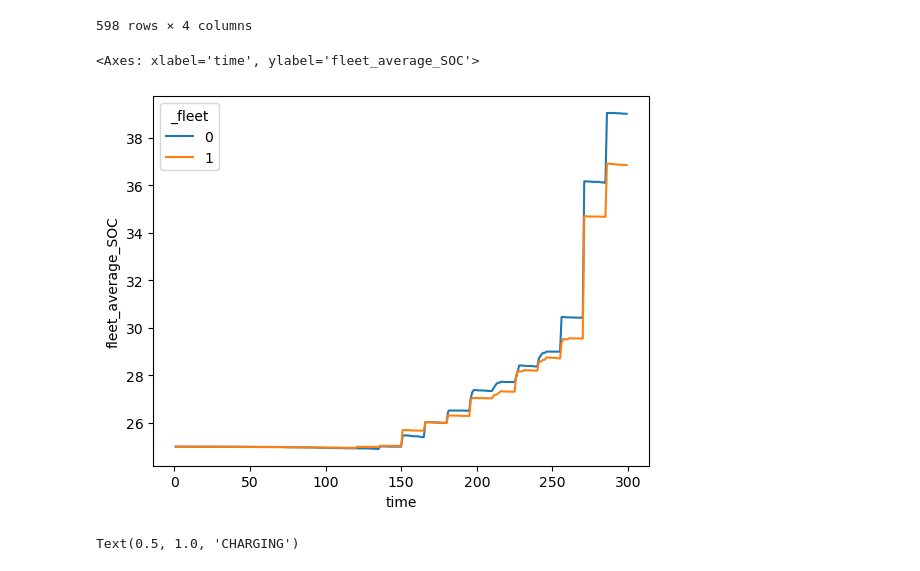
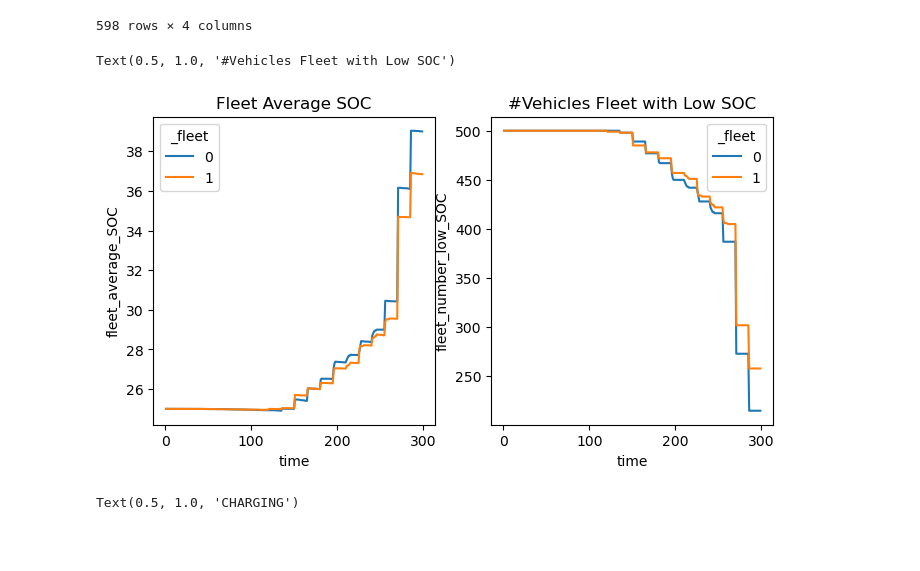
Before and after one commit to IS3UniCologne/urban-mobility-simulation, a Jupyter notebook: resources/scripts/simulation_analysis/shared_charging.ipynb, the cells around one changed output. Saved outputs shown, nothing was run; the diff lists cells and outputs as text; code cells hidden in the pictures; blank space fills up the shorter version.

Commit message:
add charging station tracking

```diff
--- a/resources/scripts/simulation_analysis/shared_charging.ipynb
+++ b/resources/scripts/simulation_analysis/shared_charging.ipynb
@@ -54,8 +52,19 @@ vehicle_tracking['fleet_average_SOC'] = vehicle_tracking['_current_state_of_char
-# %%
-sns.lineplot(data=vehicle_tracking, x='time', y='fleet_average_SOC', hue='_fleet')
-# %% [output]
-<Axes: xlabel='time', ylabel='fleet_average_SOC'>
-[figure, removed]
+# %%
+RECHARGE_THRESHOLD = 40 # ATTENTION: This is an approximation, we use dynamic ones per base region
+
+vehicle_tracking['fleet_average_SOC'] = vehicle_tracking['_current_state_of_charge'].apply(lambda x: np.mean(eval(x)))
+vehicle_tracking['fleet_number_low_SOC'] = vehicle_tracking['_current_state_of_charge'].apply(lambda x: np.count_nonzero(np.array(eval(x))< RECHARGE_THRESHOLD))
+# %%
+fig, ax = plt.subplots(nrows = 1, ncols = 2, figsize = (8, 4))
+
+sns.lineplot(data=vehicle_tracking, x='time', y='fleet_average_SOC', hue='_fleet', ax = ax[0])
+sns.lineplot(data=vehicle_tracking, x='time', y='fleet_number_low_SOC', hue='_fleet', ax = ax[1])
+
+ax[0].set_title('Fleet Average SOC')
+ax[1].set_title('#Vehicles Fleet with Low SOC')
+# %% [output]
+Text(0.5, 1.0, '#Vehicles Fleet with Low SOC')
+[figure, added]
 # %%
 INITIALIZED = 0
 PARKING = 1
```
Also changed, not shown: parts of 7 cells of this notebook, 4 other files.
